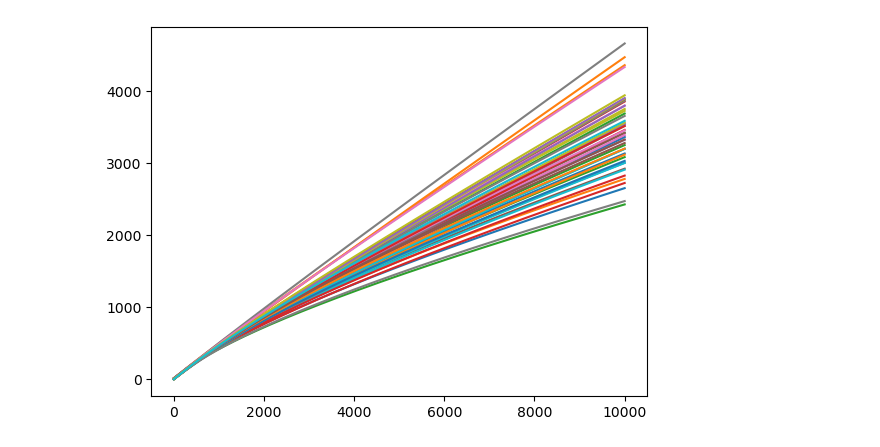
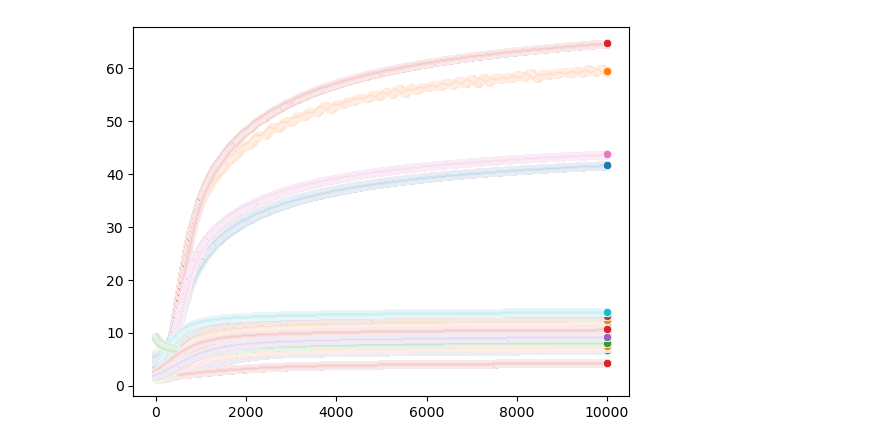
Before and after one commit to IVAN-Hu-yi/CellSizeBCA, a Jupyter notebook: Code/simulation.ipynb, the cells around one changed output. Saved outputs shown, nothing was run; the diff lists cells and outputs as text; code cells hidden in the pictures.

```diff
--- a/Code/simulation.ipynb
+++ b/Code/simulation.ipynb
@@ -54,12 +29,13 @@ assemlies = 100
 para_assemblies = []
 time_assemblies = []
 # %%
+# Run simulation
 start = dt.datetime.now()
 for i in range(assemlies):
-    Rt, Ct, t, para = sim_run(N, M, para, i+42, tstop=10000, teval=10000)
+    Rt, Ct, t, para = sim_run(N, M, para, i, tstop=10000, teval=10000)
     Rt_assemblies.append(Rt)
     Ct_assemblies.append(Ct)
     para_assemblies.append(para)
     time_assemblies.append(t)
-    print(f'Asembly {i} complete, runtime:{dt.datetime.now()-start}')
+    print(f'Asembly {i+1} complete, runtime:{dt.datetime.now()-start}') if (i+1) %5==0 else None
 # %% [output]
@@ -92,0 +70,10 @@ Rt.shape
+# %%
+C5 = Ct_assemblies[0:25]
+abundance25 = np.empty((N, 25))
+for i, assembly in enumerate(C5):
+    abundance25[:, i] = assembly[:, -1]
+abundance25 = abundance25/np.sum(abundance25, axis=0)
+sns.heatmap(abundance25, cmap=sns.cubehelix_palette(as_cmap=True)
+, xticklabels=False, yticklabels=False)
+plt.ylabel('Species')
+plt.xlabel('Simulations')
@@ -93,5 +83,6 @@ Rt.shape
 # %%
-for i in range(M):
-    plt.plot(t, Rt[i, :])
+for i in range(N):
+        #Ct = Ct_assemblies[j]
+        sns.scatterplot(x=t, y=Ct[i, :])
 # %% [output]
-[figure, old version]
+[figure, new version]
```
Also changed, not shown: parts of 27 cells of this notebook, 2 other files.
